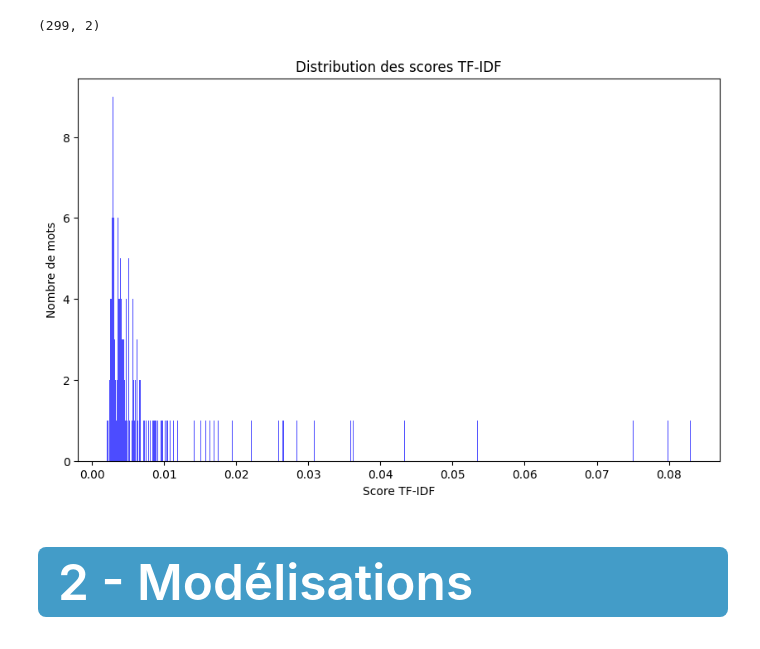
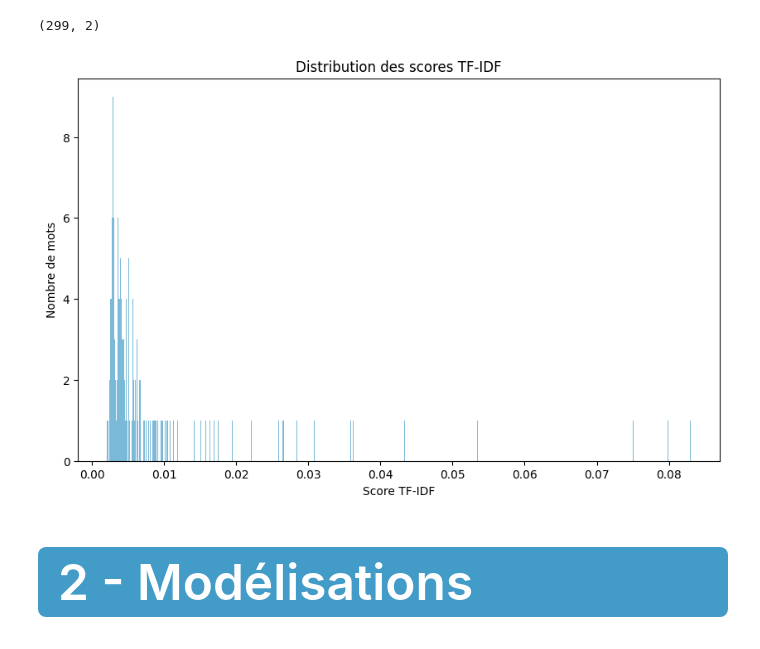
Before and after one commit to eric2mangel/UsedCarPricePredictor, a Jupyter notebook: ENI_CH9_Notebook3_Modélisation_mixte.ipynb, the cells around one changed output. Drawn from its saved outputs; the diff is of its cells as text; code cells hidden in the pictures.

```diff
--- a/ENI_CH9_Notebook3_Modélisation_mixte.ipynb
+++ b/ENI_CH9_Notebook3_Modélisation_mixte.ipynb
@@ -41,10 +53,16 @@ import shap
 <h3 style="margin: auto; padding: 20px; color: #439cc8; ">1.2 - Acquisition des données</h3>
 </div>
 # %%
-pd.set_option("display.max_columns", 999)
-df = pd.read_parquet(
-    r"D:\ENI\CHAPITRE_10\used_cars_germany\data_clean.parquet", engine="pyarrow"
-)
+# Chargement des données
+
+# Définir le chemin vers les données
+my_path = r"D:/ENI/CHAPITRE_10/used_cars_germany/" # A modifier
+data_path = os.path.join(my_path,"data_clean.parquet")
+
+# Chargement des données depuis un fichier Parquet
+df = pd.read_parquet(data_path, engine="pyarrow")
+
+# Affichage des premières lignes du dataframe
 df.head()
 # %% [output]
 |  | brand | model | color | registration_date | year | power_ps | transmission_type | fuel_type | ... |
@@ -214,13 +232,13 @@ df_tfidf_scores.shape
 # %%
 # Tracer un histogramme des scores TF-IDF
 plt.figure(figsize=(10, 6))
-plt.hist(df_tfidf_scores["tfidf_score"], bins=1500, color="blue", alpha=0.7)
+plt.hist(df_tfidf_scores["tfidf_score"], bins=1500, color="#439cc8", alpha=0.7)
 plt.title("Distribution des scores TF-IDF")
 plt.xlabel("Score TF-IDF")
 plt.ylabel("Nombre de mots")
 plt.show()
 # %% [output]
-[figure, old version]
+[figure, new version]
 # %% [markdown]
 <div style="background-color: #439cc8;border-radius: 8px;font-size:2rem;" >
 <h2 style="margin: auto; padding: 20px; color:#fff; ">2 - Modélisations</h2>
```
Also changed, not shown: parts of 9 cells of this notebook, 2 other files.
